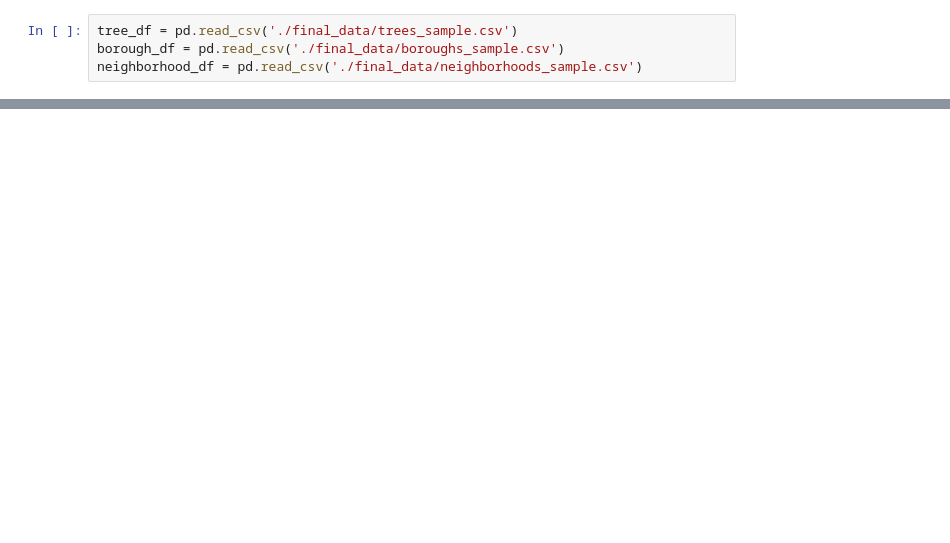
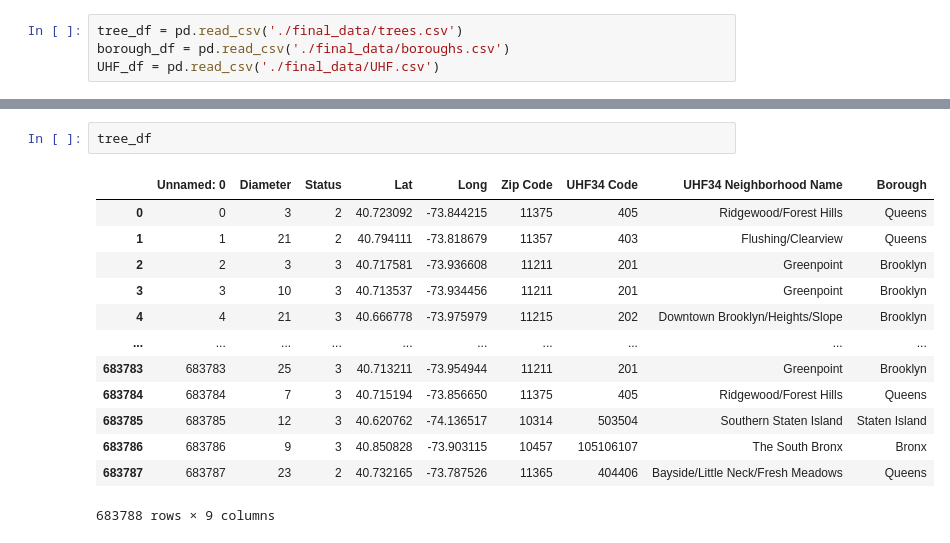
Before and after one commit to CelestialSloth/csc235-final, a Jupyter notebook: map.ipynb, the cells around one changed output, grey strips where cells are left out. Cells and saved outputs as stored; diff of their text form; blank space fills up the shorter version.

```diff
--- a/map.ipynb
+++ b/map.ipynb
@@ -10,7 +11,7 @@ import json
 # %%
-tree_df = pd.read_csv('./final_data/trees_sample.csv')
-borough_df = pd.read_csv('./final_data/boroughs_sample.csv')
-neighborhood_df = pd.read_csv('./final_data/neighborhoods_sample.csv')
+tree_df = pd.read_csv('./final_data/trees.csv')
+borough_df = pd.read_csv('./final_data/boroughs.csv')
+UHF_df = pd.read_csv('./final_data/UHF.csv')
 # %%
 
 with open('./geo_data/borough.geo.json', 'r') as file:
@@ -37,0 +181,16 @@ map.show()
+# %%
+tree_df
+# %% [output]
+|  | Unnamed: 0 | Diameter | Status | Lat | Long | Zip Code | UHF34 Code | UHF34 Neighborhood Name | Borough |
+| 0 | 0 | 3 | 2 | 40.723092 | -73.844215 | 11375 | 405 | Ridgewood/Forest Hills | Queens |
+| 1 | 1 | 21 | 2 | 40.794111 | -73.818679 | 11357 | 403 | Flushing/Clearview | Queens |
+| 2 | 2 | 3 | 3 | 40.717581 | -73.936608 | 11211 | 201 | Greenpoint | Brooklyn |
+| 3 | 3 | 10 | 3 | 40.713537 | -73.934456 | 11211 | 201 | Greenpoint | Brooklyn |
+| 4 | 4 | 21 | 3 | 40.666778 | -73.975979 | 11215 | 202 | Downtown Brooklyn/Heights/Slope | Brooklyn |
+| ... | ... | ... | ... | ... | ... | ... | ... | ... | ... |
+| 683783 | 683783 | 25 | 3 | 40.713211 | -73.954944 | 11211 | 201 | Greenpoint | Brooklyn |
+| 683784 | 683784 | 7 | 3 | 40.715194 | -73.856650 | 11375 | 405 | Ridgewood/Forest Hills | Queens |
+| 683785 | 683785 | 12 | 3 | 40.620762 | -74.136517 | 10314 | 503504 | Southern Staten Island | Staten Island |
+| 683786 | 683786 | 9 | 3 | 40.850828 | -73.903115 | 10457 | 105106107 | The South Bronx | Bronx |
+| 683787 | 683787 | 23 | 2 | 40.732165 | -73.787526 | 11365 | 404406 | Bayside/Little Neck/Fresh Meadows | Queens |
+683788 rows × 9 columns
```
Also changed, not shown: parts of 6 cells of this notebook.
